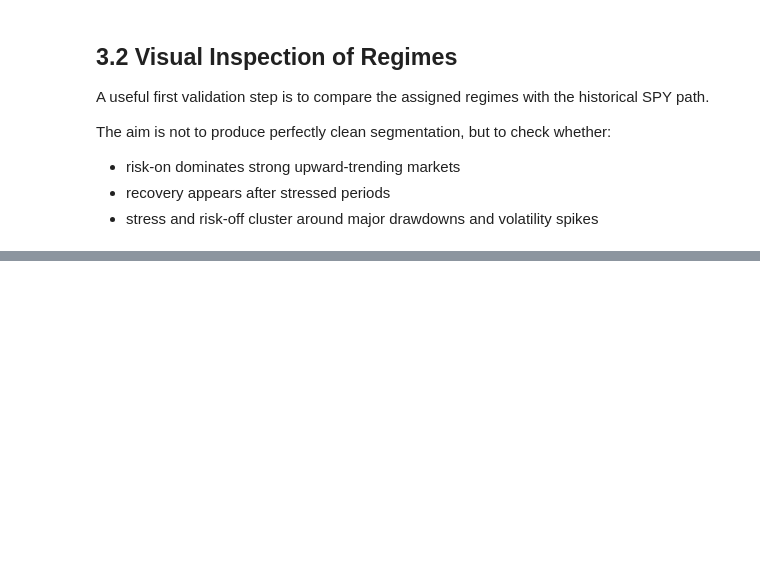
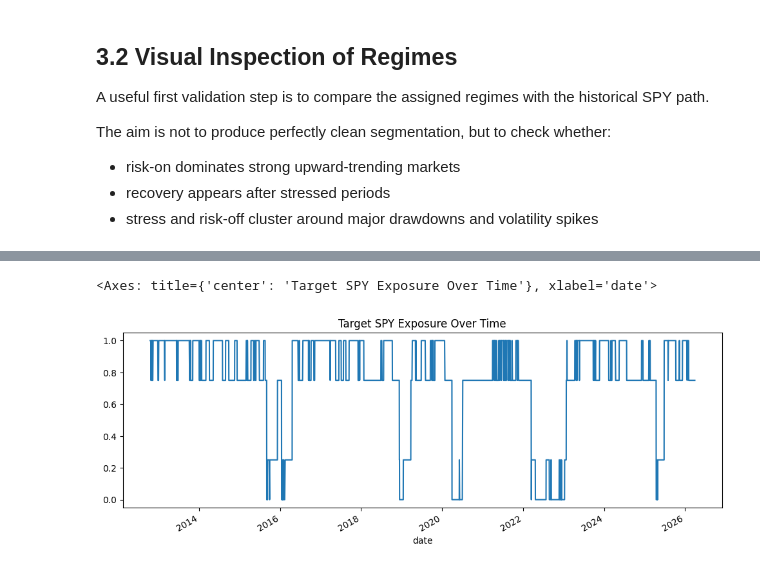
Before and after one commit to AMUKA0/market-research-trading-signals, a Jupyter notebook: notebooks/01_regime_research.ipynb, the cells around one changed output, grey strips where cells are left out. Drawn from its saved outputs; the diff is of its cells as text; code cells hidden in the pictures; blank space fills up the shorter version.

```diff
--- a/notebooks/01_regime_research.ipynb
+++ b/notebooks/01_regime_research.ipynb
@@ -422,0 +499,5 @@ plt.show()
+# %%
+from src.signals import build_signals, summarize_signal_distribution
+
+signal_df = build_signals(known_regime_df).copy()
+signal_df.head()
@@ -422,0 +573,8 @@ plt.show()
+# %%
+signal_df["target_exposure"].plot(
+    figsize=(12, 4),
+    title="Target SPY Exposure Over Time",
+)
+# %% [output]
+<Axes: title={'center': 'Target SPY Exposure Over Time'}, xlabel='date'>
+[figure, added]
```
Also changed, not shown: parts of 62 cells of this notebook, 1 other file.
